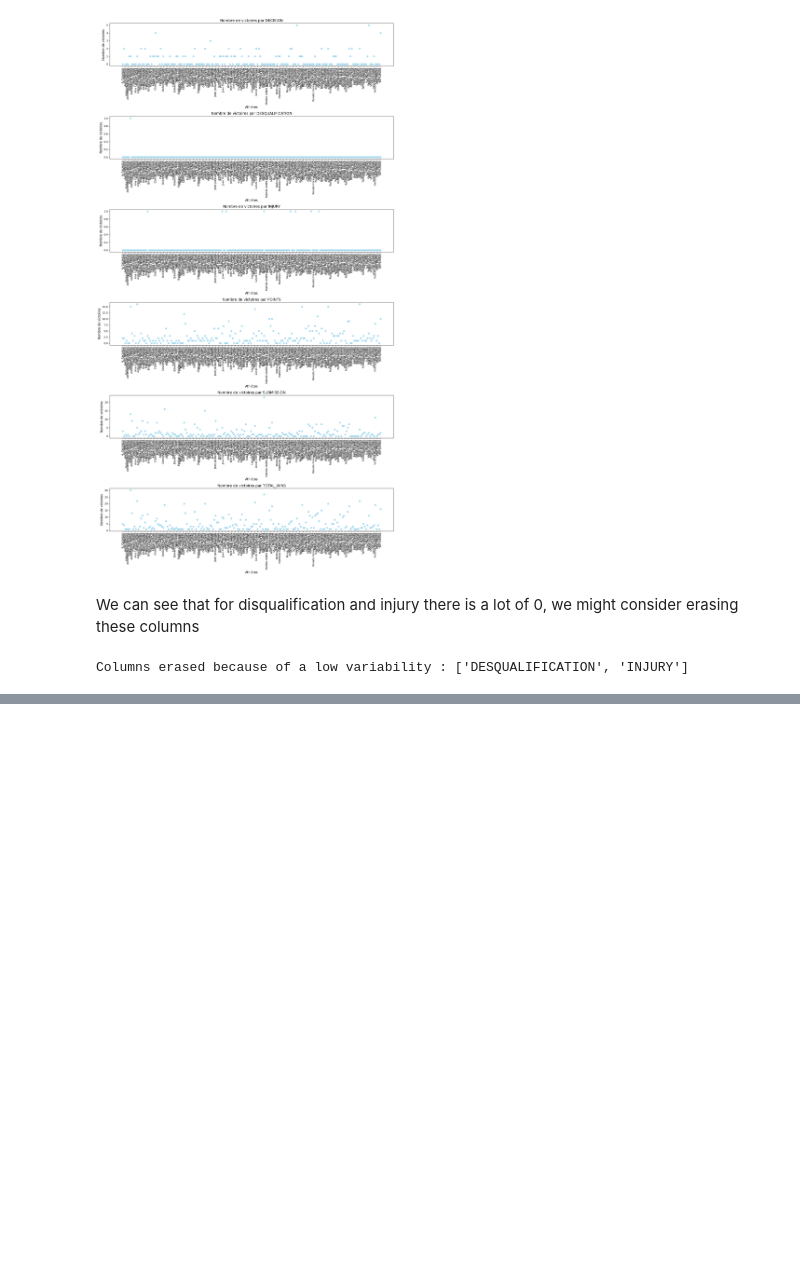
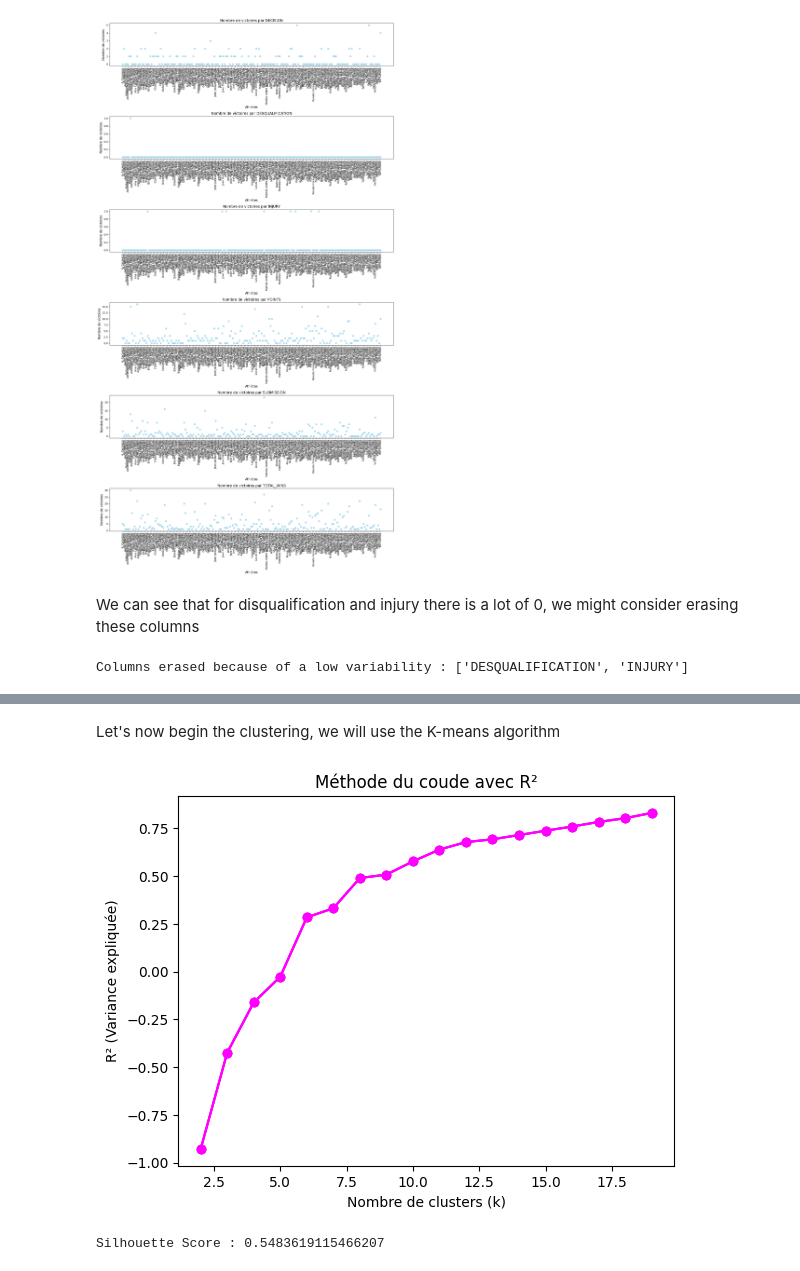
Before and after one commit to iliasak47/adcc, a Jupyter notebook: Clustering_ADCC.ipynb, the cells around one changed output, grey strips where cells are left out. Cells and saved outputs as stored; diff of their text form; code cells hidden in the pictures; blank space fills up the shorter version.

Commit message:
Correction de la premiére partie du clustering

```diff
--- a/Clustering_ADCC.ipynb
+++ b/Clustering_ADCC.ipynb
@@ -443,3 +444,5 @@ pivoted_cleaned = pivoted.drop(columns=low_variance_cols)
 print(f"Columns erased because of a low variability : {list(low_variance_cols)}")
 # %% [output]
 Columns erased because of a low variability : ['DESQUALIFICATION', 'INJURY']
+# %%
+pivoted_cleaned= pivoted_cleaned.drop('TOTAL_WINS',axis= 1)
@@ -445,0 +464,5 @@ Columns erased because of a low variability : ['DESQUALIFICATION', 'INJURY']
+# %%
+from sklearn.preprocessing import StandardScaler
+scaler = StandardScaler()
+data_standardized = scaler.fit_transform(pivoted_cleaned)
+standardized_adcc = pd.DataFrame(data_standardized, columns=pivoted_cleaned.columns, index=pivoted_cleaned.index)
@@ -445,0 +483,29 @@ Columns erased because of a low variability : ['DESQUALIFICATION', 'INJURY']
+# %% [markdown]
+Let's now begin the clustering, we will use the K-means algorithm
+# %%
+from sklearn.cluster import KMeans
+kmeans = KMeans(n_clusters=3)
+kmeans.fit(standardized_adcc)
+clusters= kmeans.labels_
+# %%
+tss = np.sum((standardized_adcc - standardized_adcc.mean())**2)
+wcss = []
+r2 = []
+for k in range(2, 20):
+    kmeans = KMeans(n_clusters=k, random_state=42)
+    kmeans.fit(standardized_adcc)
+    wcss.append(kmeans.inertia_)  # Stocker WCSS
+    r2.append(1 - wcss[-1] / tss)  # Calculer R^2
+plt.plot(range(2, 20), r2, marker='o', color='magenta')
+plt.xlabel("Nombre de clusters (k)")
+plt.ylabel("R² (Variance expliquée)")
+plt.title("Méthode du coude avec R²")
+plt.show()
+# %% [output]
+[figure, added]
+# %%
+from sklearn.metrics import silhouette_score
+score = silhouette_score(standardized_adcc, kmeans.labels_)
+print(f"Silhouette Score : {score}")
+# %% [output]
+Silhouette Score : 0.5483619115466207
```
Also changed, not shown: parts of 6 cells of this notebook.
